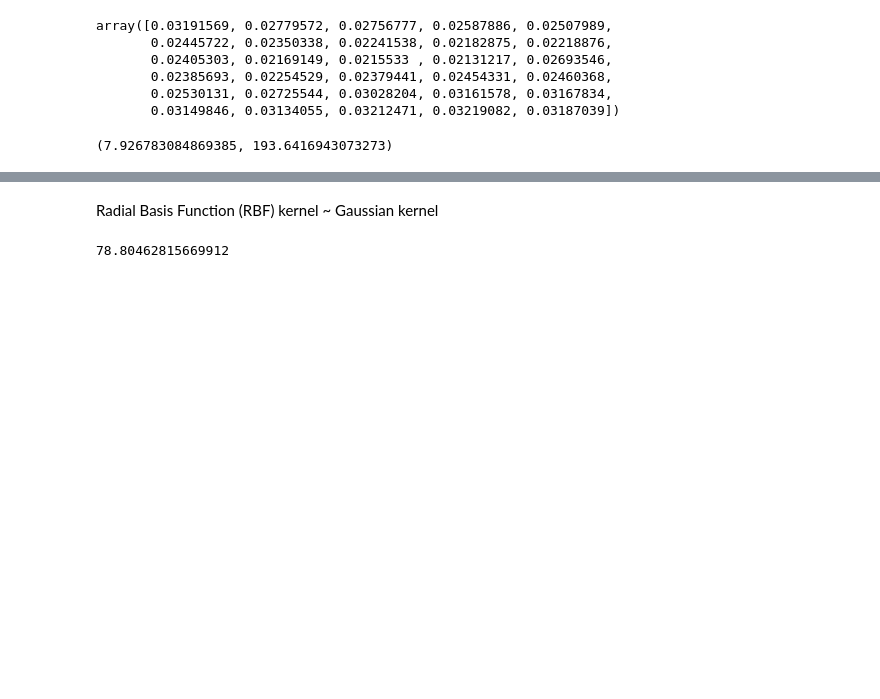
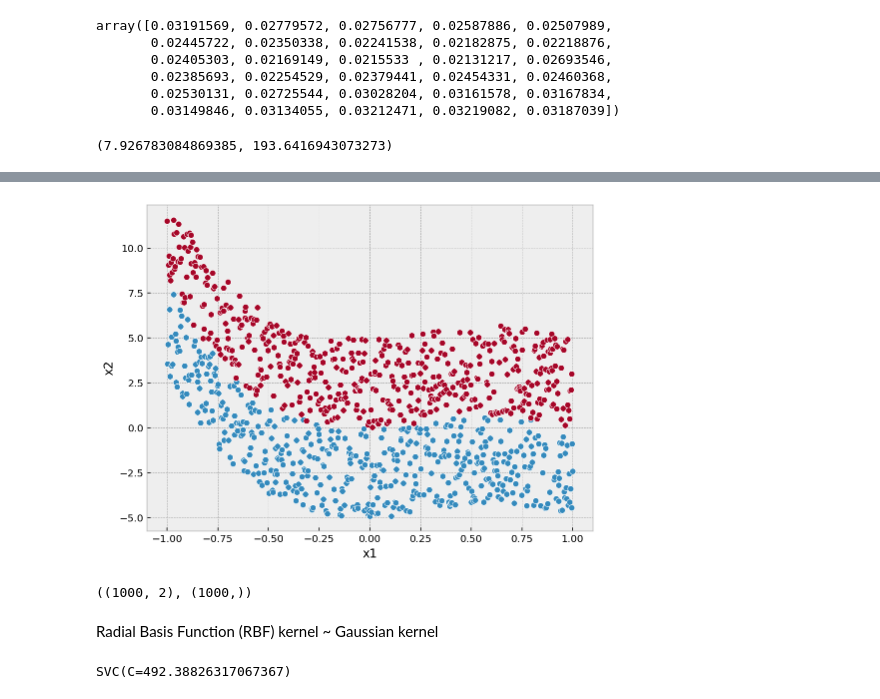
Before and after one commit to marcel-goldschen-ohm/NEU-365P-385L-Spring-2022, a Jupyter notebook: lectures/22 - classification/classification.ipynb, the cells around one changed output, grey strips where cells are left out. Drawn from its saved outputs; the diff is of its cells as text; code cells hidden in the pictures; blank space fills up the shorter version.

```diff
--- a/lectures/22 - classification/classification.ipynb
+++ b/lectures/22 - classification/classification.ipynb
@@ -691,13 +731,37 @@ SVM can incorporate nonlinear decision boundaries. In `sklearn.svm.SVC` this is
+# %%
+np.random.seed(80)
+x1 = np.linspace(-1, 1, 1000)
+a, b, c = np.random.uniform(-10, 10, 3)
+m = a * x1 + b * x1**2 + c * x1**3
+x2 = m + np.random.uniform(0, 5, x1.shape) * np.random.choice([-1, 1], x1.shape)
+y = np.zeros(len(x1))
+y[x2 > m] = 1
+
+plt.plot(x1[y == 0], x2[y == 0], 'o')
+plt.plot(x1[y == 1], x2[y == 1], 'o')
+plt.xlabel('x1')
+plt.ylabel('x2');
+# %% [output]
+[figure, added]
+# %%
+X = np.vstack([x1, x2]).T
+
+X.shape, y.shape
+# %% [output]
+((1000, 2), (1000,))
 # %% [markdown]
 Radial Basis Function (RBF) kernel ~ Gaussian kernel
 # %%
+from sklearn.model_selection import GridSearchCV
+
 model = SVC(kernel='rbf')
 
-param_grid = {'C': np.logspace(-1, 2, 30)}
-gs = GridSearchCV(model, param_grid, cv=10, scoring='accuracy')
-gs.fit(Xs, ys)
+param_grid = {'C': np.logspace(-1, 3, 40)}
+kf = StratifiedKFold(n_splits=10, shuffle=True, random_state=1)
+gs = GridSearchCV(model, param_grid, cv=kf, scoring='accuracy')
+gs.fit(X, y)
 
-C = gs.best_params_['C']
-C
+model = gs.best_estimator_
+model
 # %% [output]
-78.80462815669912
+SVC(C=492.38826317067367)
```
Also changed, not shown: parts of 23 cells of this notebook, 4 other files.
